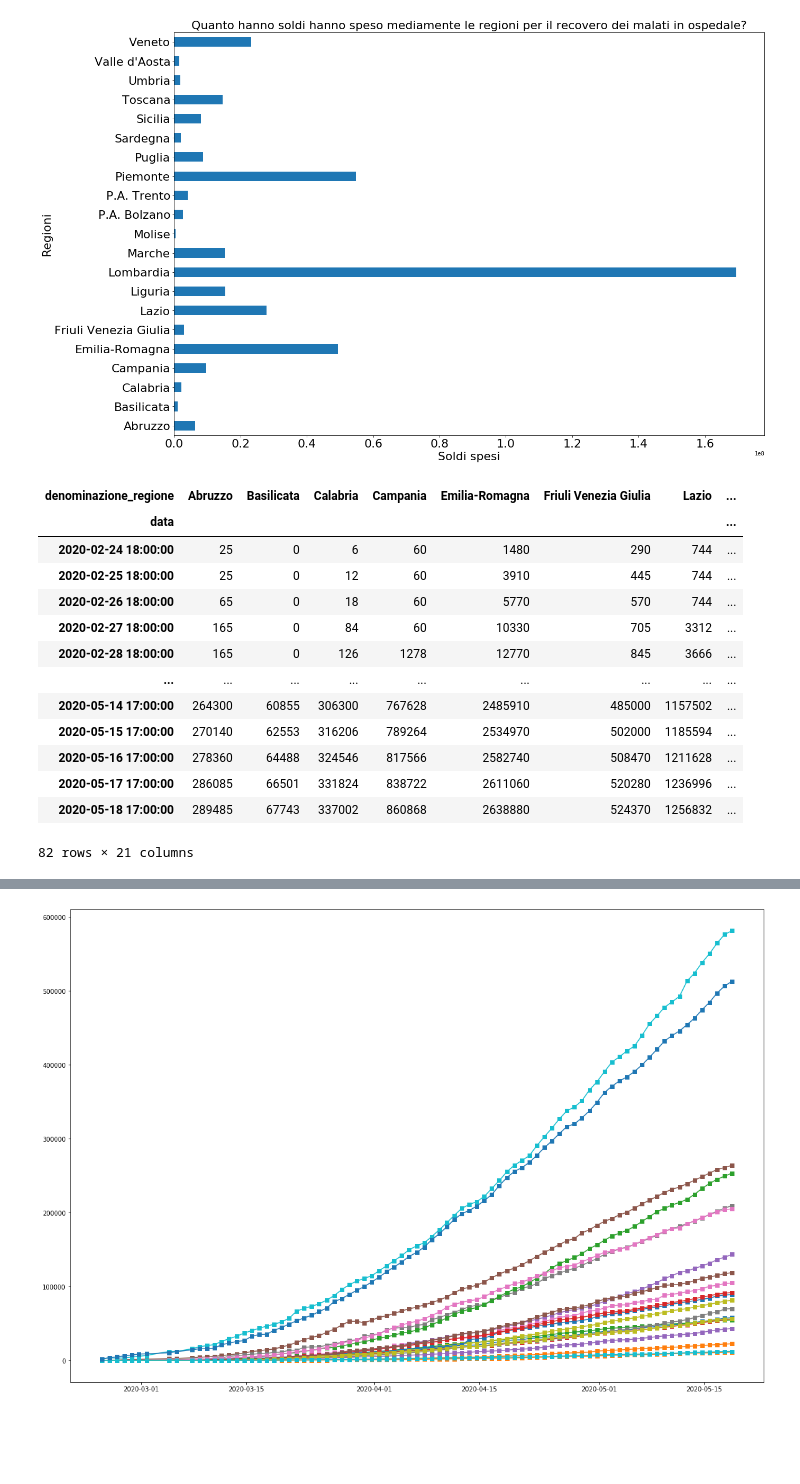
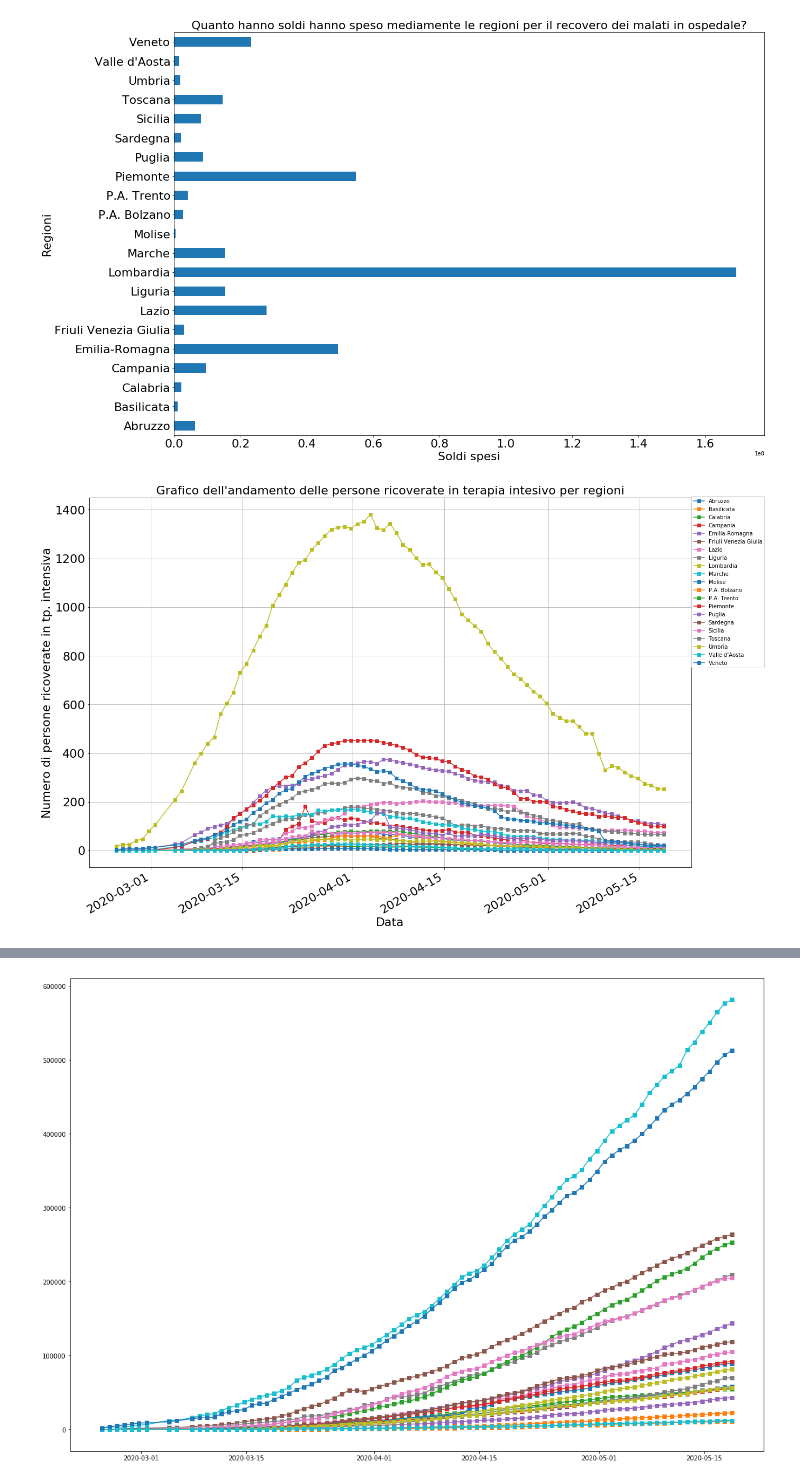
Before and after one commit to MattBlue92/Progetto-APMD-AAGM-2020, a Jupyter notebook: notebooks/DataAnalysis.ipynb, the cells around one changed output, grey strips where cells are left out. Saved outputs shown, nothing was run; the diff lists cells and outputs as text; code cells hidden in the pictures; blank space fills up the shorter version.

Commit message:
I pushed the latest adds to the notebook data analysis

```diff
--- a/notebooks/DataAnalysis.ipynb
+++ b/notebooks/DataAnalysis.ipynb
@@ -348,20 +348,13 @@ plt.ylabel('Regioni', size = 22 )
 # %% [output]
 Text(0, 0.5, 'Regioni')
 [figure]
-# %%
-tamponiPerRegioni
-# %% [output]
-| denominazione_regione | Abruzzo | Basilicata | Calabria | Campania | Emilia-Romagna | Friuli Venezia Giulia | Lazio | ... |
-| data |  |  |  |  |  |  |  | ... |
-| 2020-02-24 18:00:00 | 25 | 0 | 6 | 60 | 1480 | 290 | 744 | ... |
-| 2020-02-25 18:00:00 | 25 | 0 | 12 | 60 | 3910 | 445 | 744 | ... |
-| 2020-02-26 18:00:00 | 65 | 0 | 18 | 60 | 5770 | 570 | 744 | ... |
-| 2020-02-27 18:00:00 | 165 | 0 | 84 | 60 | 10330 | 705 | 3312 | ... |
-| 2020-02-28 18:00:00 | 165 | 0 | 126 | 1278 | 12770 | 845 | 3666 | ... |
-| ... | ... | ... | ... | ... | ... | ... | ... | ... |
-| 2020-05-14 17:00:00 | 264300 | 60855 | 306300 | 767628 | 2485910 | 485000 | 1157502 | ... |
-| 2020-05-15 17:00:00 | 270140 | 62553 | 316206 | 789264 | 2534970 | 502000 | 1185594 | ... |
-| 2020-05-16 17:00:00 | 278360 | 64488 | 324546 | 817566 | 2582740 | 508470 | 1211628 | ... |
-| 2020-05-17 17:00:00 | 286085 | 66501 | 331824 | 838722 | 2611060 | 520280 | 1236996 | ... |
-| 2020-05-18 17:00:00 | 289485 | 67743 | 337002 | 860868 | 2638880 | 524370 | 1256832 | ... |
-82 rows × 21 columns
+# %%
+terapiaIntsPerRegioni = joinDF.pivot_table(values = 'terapia_intensiva', index=['data'], columns=['denominazione_regione'], aggfunc='max' )
+terapiaIntsPerRegioni.plot(figsize=(20,14), marker='s', fontsize=22)
+plt.title("Grafico dell'andamento delle persone ricoverate in terapia intesivo per regioni", size = 22)
+plt.xlabel('Data',size = 22)
+plt.ylabel('Numero di persone ricoverate in tp. intensiva', size = 22 )
+plt.legend(loc=(1,0.54))
+plt.grid()
+# %% [output]
+[figure, added]
```
Also changed, not shown: parts of 18 cells of this notebook.
